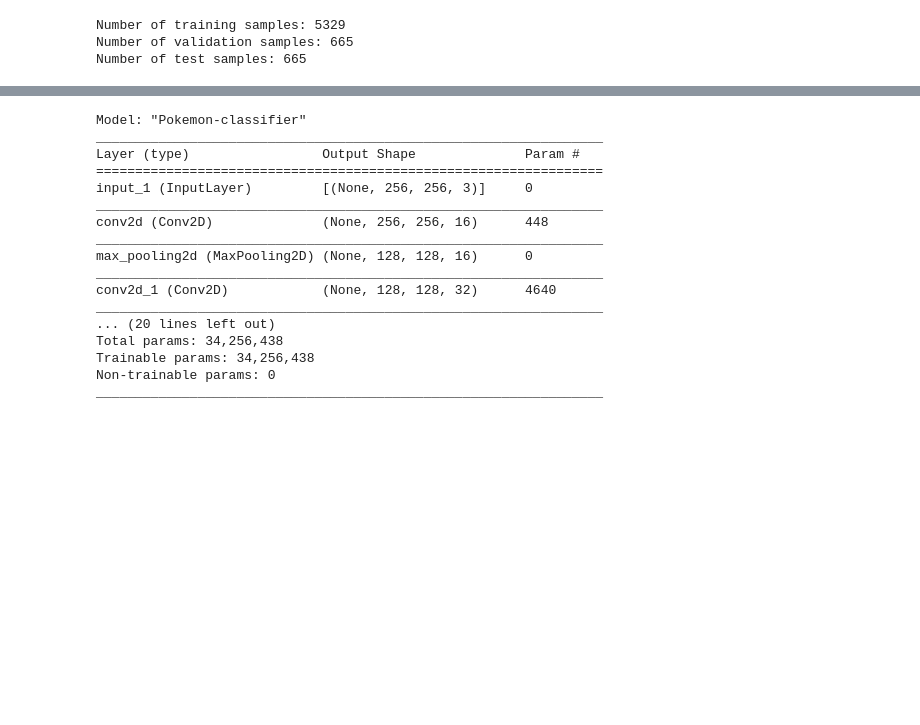
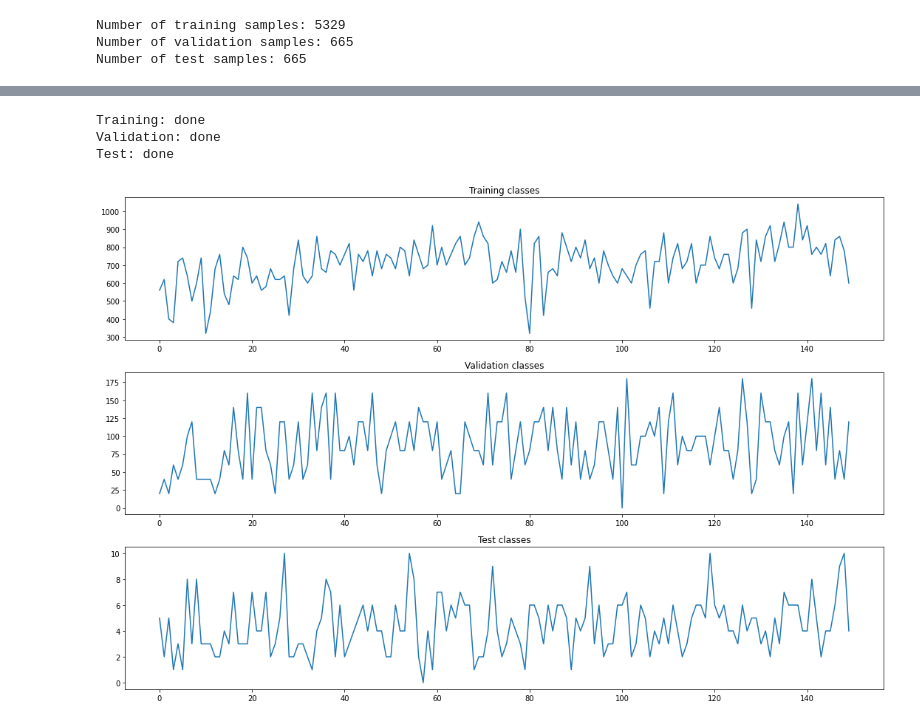
Before and after one commit to TryKatChup/Poke-Pi-Dex, a Jupyter notebook: pokemon-classifier/src/Pokemon cards classification.ipynb, the cells around one changed output, grey strips where cells are left out. Drawn from its saved outputs; the diff is of its cells as text; code cells hidden in the pictures; blank space fills up the shorter version.

```diff
--- a/pokemon-classifier/src/Pokemon cards classification.ipynb
+++ b/pokemon-classifier/src/Pokemon cards classification.ipynb
@@ -67,21 +70,43 @@ Label shape ()
+# %%
+train_labels = []
+for i, (_, label_batch) in enumerate(train_dataset):
+    for label in label_batch:
+        train_labels.append(label.numpy())
+print("Training: done")
+
+val_labels = []
+for i, (_, label_batch) in enumerate(val_dataset):
+    for label in label_batch:
+        val_labels.append(label.numpy())
+print("Validation: done")
+
+test_labels = []
+for i, (_, label) in enumerate(test_dataset):
+    test_labels.append(label.numpy())
+    print(f"{i + 1}/{test_len}", end="\r", flush=True)
+print("Test: done")
+
+train_bincount = np.bincount(train_labels)
+val_bincount = np.bincount(val_labels)
+test_bincount = np.bincount(test_labels)
+
+plt.figure(figsize=(15, 10))
+plt.subplot(3, 1, 1)
+plt.plot(train_bincount)
+plt.title("Training classes")
+plt.subplot(3, 1, 2)
+plt.plot(val_bincount)
+plt.title("Validation classes")
+plt.subplot(3, 1, 3)
+plt.plot(test_bincount)
+plt.title("Test classes")
+plt.tight_layout()
+plt.show()
+# %% [output]
+Training: done
+Validation: done
+Test: done
+[figure, added]
 # %%
-model = pc.create_model(res=RES, n_conv=5)
+model = pc.create_model(n_conv=5, use_bn=False, res=RES)
 model.summary()
-# %% [output]
-Model: "Pokemon-classifier"
-_________________________________________________________________
-Layer (type)                 Output Shape              Param #
-=================================================================
-input_1 (InputLayer)         [(None, 256, 256, 3)]     0
-_________________________________________________________________
-conv2d (Conv2D)              (None, 256, 256, 16)      448
-_________________________________________________________________
-max_pooling2d (MaxPooling2D) (None, 128, 128, 16)      0
-_________________________________________________________________
-conv2d_1 (Conv2D)            (None, 128, 128, 32)      4640
-_________________________________________________________________
-... (20 lines left out)
-Total params: 34,256,438
-Trainable params: 34,256,438
-Non-trainable params: 0
-_________________________________________________________________
```
Also changed, not shown: parts of 5 cells of this notebook, 2 other files.
